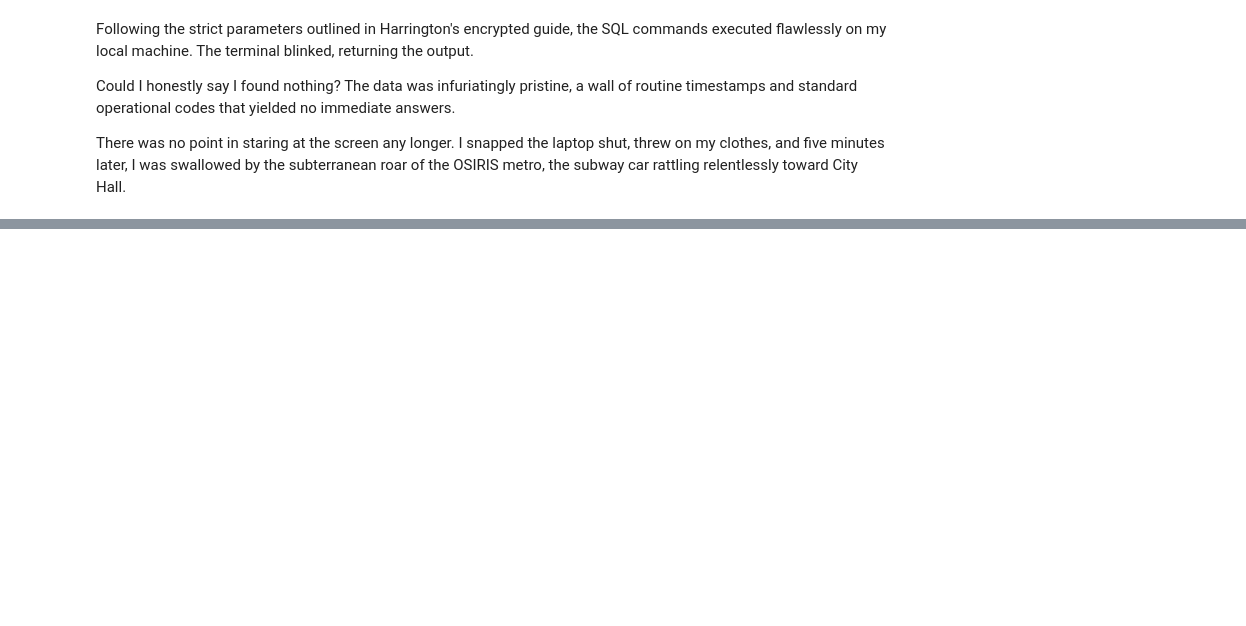
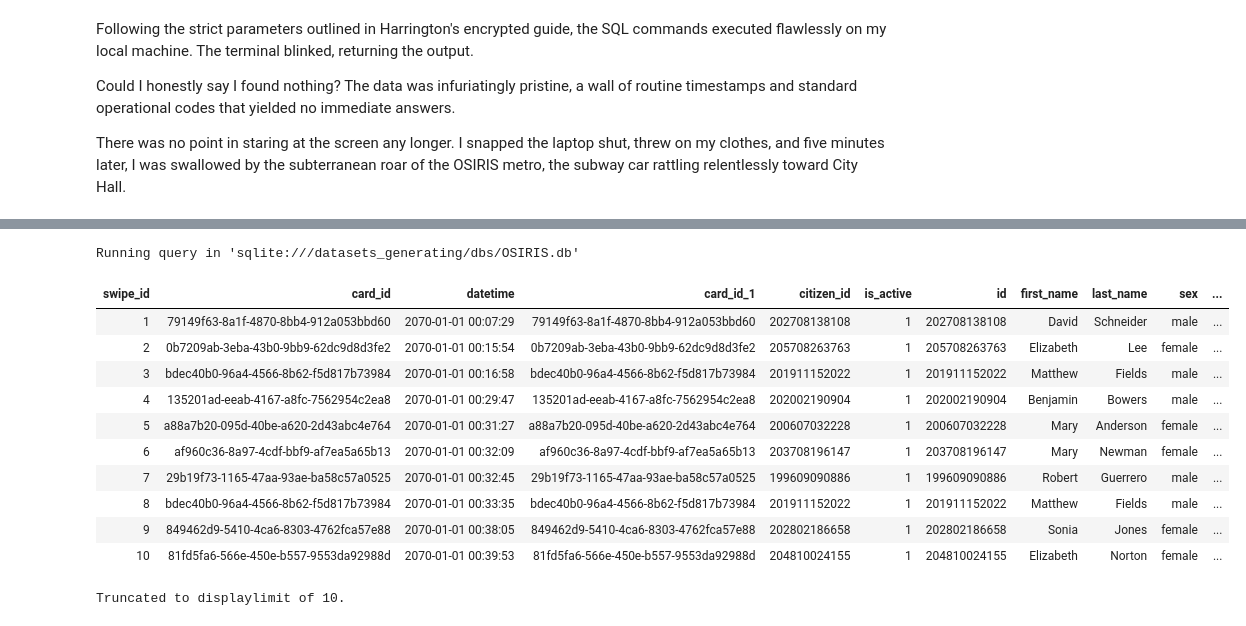
Before and after one commit to Zeyu-Xie/The-4th-Prompt-A-SQL-Investigation, a Jupyter notebook: story.ipynb, the cells around one changed output, grey strips where cells are left out. Cells and saved outputs as stored; diff of their text form; code cells hidden in the pictures; blank space fills up the shorter version.

```diff
--- a/story.ipynb
+++ b/story.ipynb
@@ -73,0 +267,23 @@ There was no point in staring at the screen any longer. I snapped the laptop shu
+# %%
+%%sql
+
+SELECT
+    *
+FROM
+    card_swipes
+    LEFT JOIN id_cards ON card_swipes.card_id = id_cards.card_id
+    LEFT JOIN citizens ON citizens.id = id_cards.citizen_id;
+# %% [output]
+Running query in 'sqlite:///datasets_generating/dbs/OSIRIS.db'
+| swipe_id | card_id | datetime | card_id_1 | citizen_id | is_active | id | first_name | last_name | sex | ... |
+| 1 | 79149f63-8a1f-4870-8bb4-912a053bbd60 | 2070-01-01 00:07:29 | 79149f63-8a1f-4870-8bb4-912a053bbd60 | 202708138108 | 1 | 202708138108 | David | Schneider | male | ... |
+| 2 | 0b7209ab-3eba-43b0-9bb9-62dc9d8d3fe2 | 2070-01-01 00:15:54 | 0b7209ab-3eba-43b0-9bb9-62dc9d8d3fe2 | 205708263763 | 1 | 205708263763 | Elizabeth | Lee | female | ... |
+| 3 | bdec40b0-96a4-4566-8b62-f5d817b73984 | 2070-01-01 00:16:58 | bdec40b0-96a4-4566-8b62-f5d817b73984 | 201911152022 | 1 | 201911152022 | Matthew | Fields | male | ... |
+| 4 | 135201ad-eeab-4167-a8fc-7562954c2ea8 | 2070-01-01 00:29:47 | 135201ad-eeab-4167-a8fc-7562954c2ea8 | 202002190904 | 1 | 202002190904 | Benjamin | Bowers | male | ... |
+| 5 | a88a7b20-095d-40be-a620-2d43abc4e764 | 2070-01-01 00:31:27 | a88a7b20-095d-40be-a620-2d43abc4e764 | 200607032228 | 1 | 200607032228 | Mary | Anderson | female | ... |
+| 6 | af960c36-8a97-4cdf-bbf9-af7ea5a65b13 | 2070-01-01 00:32:09 | af960c36-8a97-4cdf-bbf9-af7ea5a65b13 | 203708196147 | 1 | 203708196147 | Mary | Newman | female | ... |
+| 7 | 29b19f73-1165-47aa-93ae-ba58c57a0525 | 2070-01-01 00:32:45 | 29b19f73-1165-47aa-93ae-ba58c57a0525 | 199609090886 | 1 | 199609090886 | Robert | Guerrero | male | ... |
+| 8 | bdec40b0-96a4-4566-8b62-f5d817b73984 | 2070-01-01 00:33:35 | bdec40b0-96a4-4566-8b62-f5d817b73984 | 201911152022 | 1 | 201911152022 | Matthew | Fields | male | ... |
+| 9 | 849462d9-5410-4ca6-8303-4762fca57e88 | 2070-01-01 00:38:05 | 849462d9-5410-4ca6-8303-4762fca57e88 | 202802186658 | 1 | 202802186658 | Sonia | Jones | female | ... |
+| 10 | 81fd5fa6-566e-450e-b557-9553da92988d | 2070-01-01 00:39:53 | 81fd5fa6-566e-450e-b557-9553da92988d | 204810024155 | 1 | 204810024155 | Elizabeth | Norton | female | ... |
+Truncated to displaylimit of 10.
```
Also changed, not shown: parts of 62 cells of this notebook, 2 other files.
